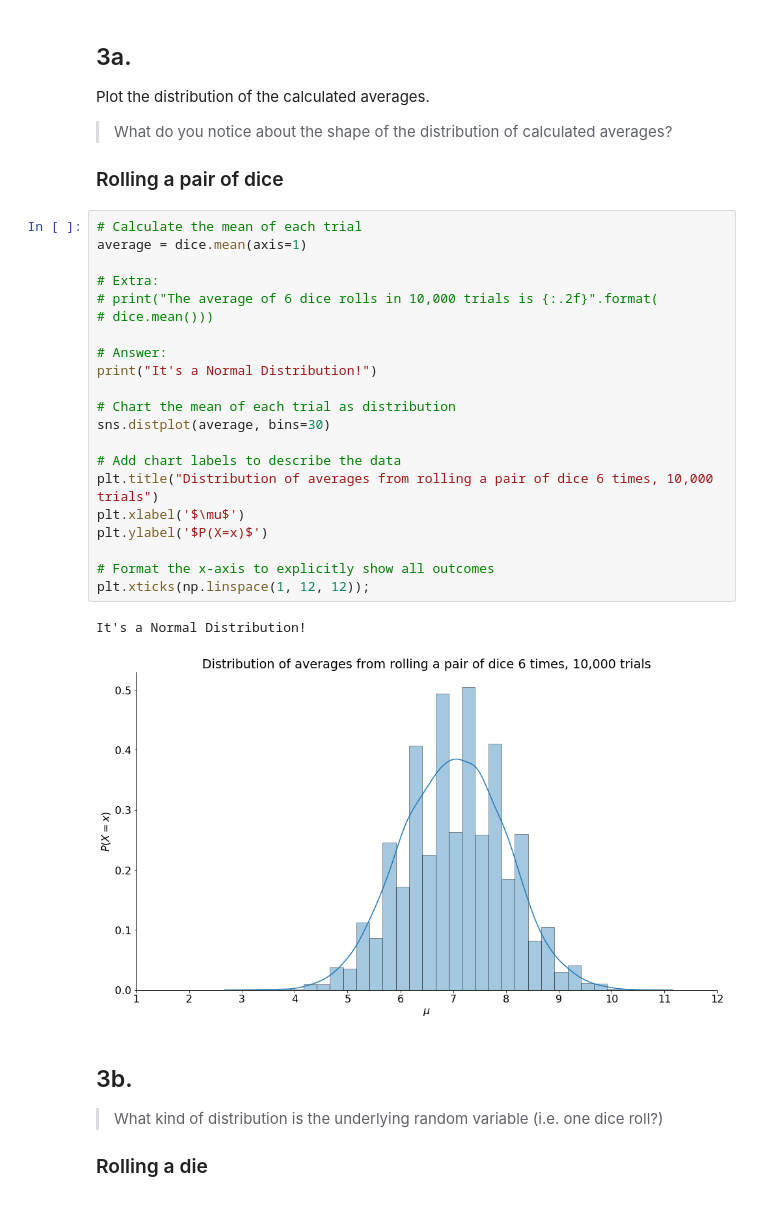
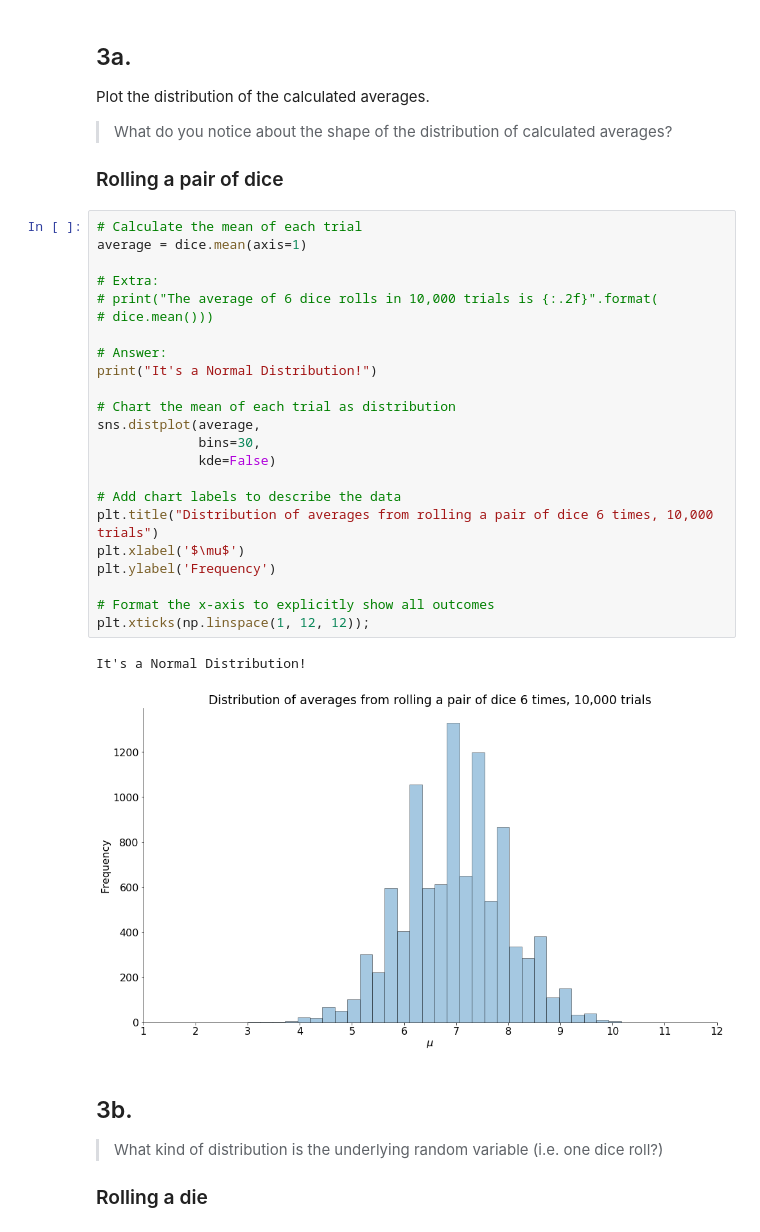
Before and after one commit to Promeos/statistics-exercises, a Jupyter notebook: hypothesis_testing.ipynb, the cells around one changed output. Saved outputs shown, nothing was run; the diff lists cells and outputs as text.

```diff
--- a/hypothesis_testing.ipynb
+++ b/hypothesis_testing.ipynb
@@ -234,27 +246,29 @@ Plot the distribution of the calculated averages.
 # %%
 # Calculate the mean of each trial
 average = dice.mean(axis=1)
 
 # Extra:
 # print("The average of 6 dice rolls in 10,000 trials is {:.2f}".format(
 # dice.mean()))
 
 # Answer:
 print("It's a Normal Distribution!")
 
 # Chart the mean of each trial as distribution
-sns.distplot(average, bins=30)
+sns.distplot(average,
+             bins=30,
+             kde=False)
 
 # Add chart labels to describe the data
 plt.title("Distribution of averages from rolling a pair of dice 6 times, 10,000 trials")
 plt.xlabel('$\mu$')
-plt.ylabel('$P(X=x)$')
+plt.ylabel('Frequency')
 
 # Format the x-axis to explicitly show all outcomes
 plt.xticks(np.linspace(1, 12, 12));
 # %% [output]
 It's a Normal Distribution!
-[figure, old version]
+[figure, new version]
 # %% [markdown]
 ## 3b.
 >What kind of distribution is the underlying random variable (i.e. one dice roll?)
```
Also changed, not shown: parts of 13 cells of this notebook, 1 other file.
